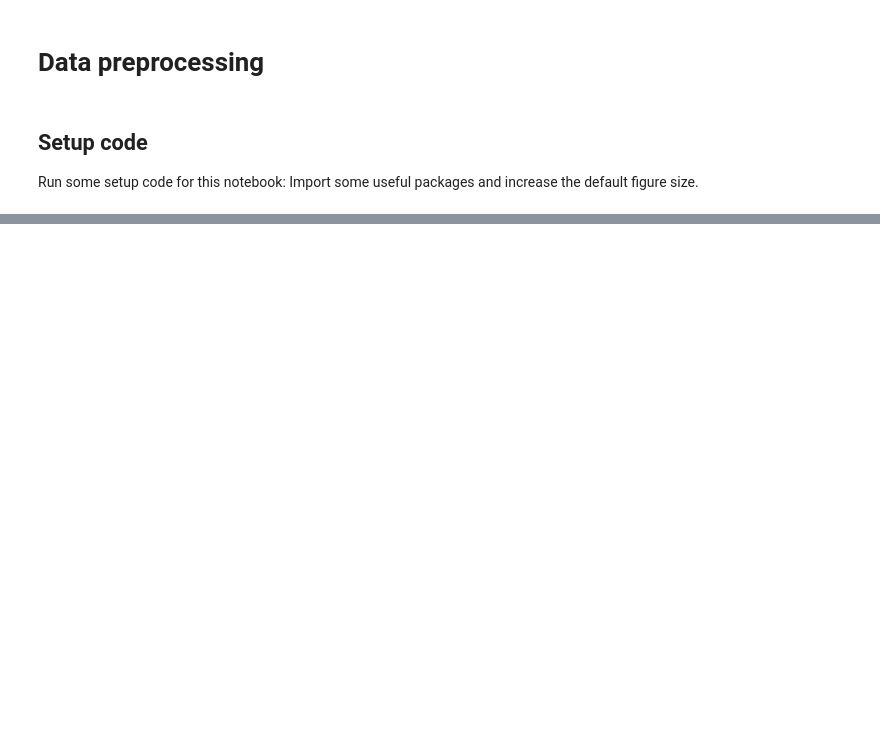
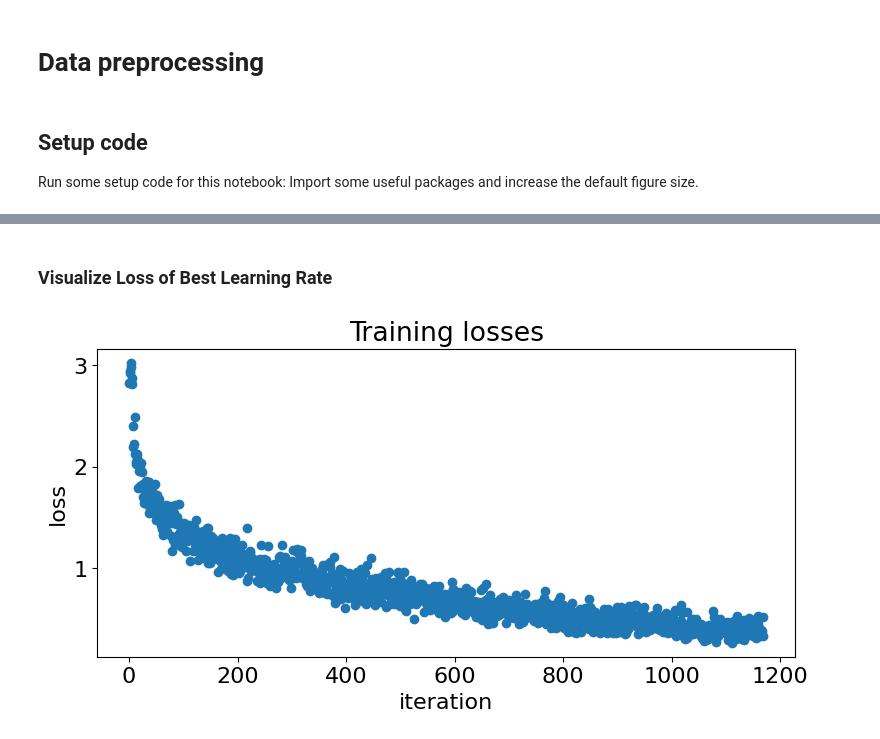
Before and after one commit to henrywbarber/Convolutional_Neural_Network, a Jupyter notebook: convolutional_networks.ipynb, the cells around one changed output, grey strips where cells are left out. Saved outputs shown, nothing was run; the diff lists cells and outputs as text; code cells hidden in the pictures; blank space fills up the shorter version.

```diff
--- a/convolutional_networks.ipynb
+++ b/convolutional_networks.ipynb
@@ -476,0 +270,19 @@ plt.show()
+# %% [markdown]
+### Visualize Loss of Best Learning Rate
+# %%
+# Find the solver with the best validation accuracy
+best_solver = None
+best_val_acc = 0.0
+for solver in solvers:
+    if solver.best_val_acc > best_val_acc:
+        best_val_acc = solver.best_val_acc
+        best_solver = solver
+
+plt.title('Training losses')
+plt.plot(best_solver.loss_history, 'o')
+plt.xlabel('iteration')
+plt.ylabel('loss')
+plt.gcf().set_size_inches(9, 4)
+plt.show()
+# %% [output]
+[figure, added]
```
Also changed, not shown: parts of 50 cells of this notebook, 9 other files.
